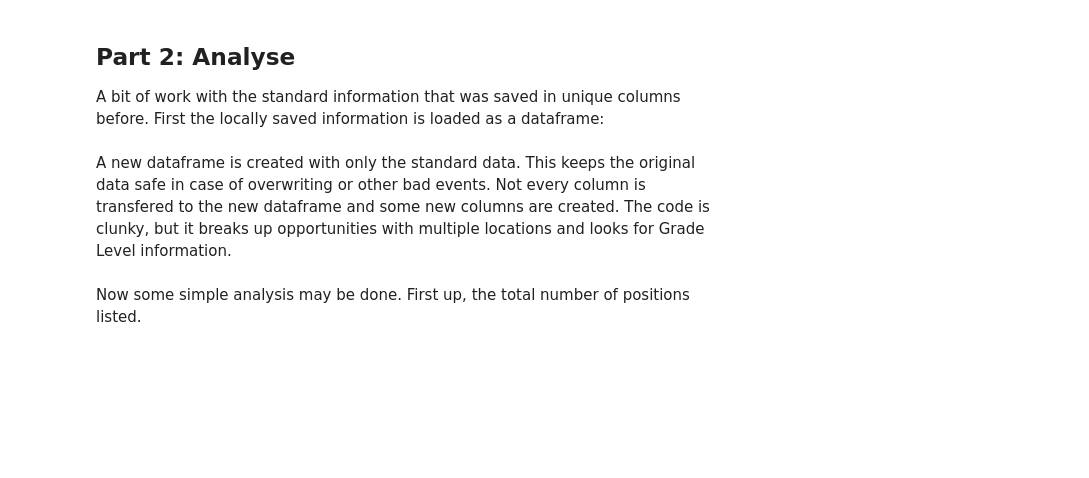
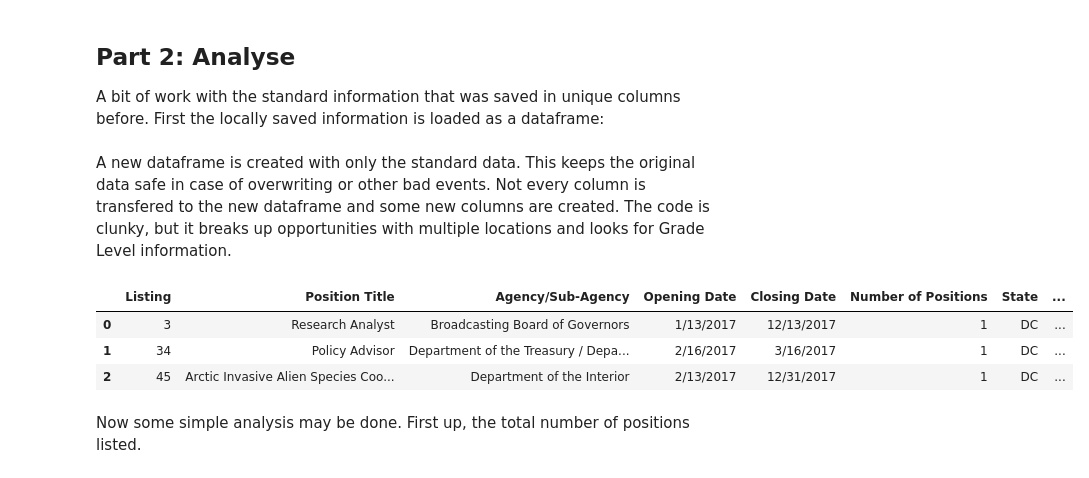
Before and after one commit to keklarup/PMF, a Jupyter notebook: PMF_TMS_Scrape_and_Study_Github.ipynb, the cells around one changed output. Drawn from its saved outputs; the diff is of its cells as text; code cells hidden in the pictures; blank space fills up the shorter version.

```diff
--- a/PMF_TMS_Scrape_and_Study_Github.ipynb
+++ b/PMF_TMS_Scrape_and_Study_Github.ipynb
@@ -178,6 +178,13 @@ for x in range(0,len(df)):
         #df2.loc[y,'State']=subtest2[w]
         df2.loc[y,'State']=subtest2[1][0:2]
         y=y+1
+# %%
+df2.head(3)
+# %% [output]
+|  | Listing | Position Title | Agency/Sub-Agency | Opening Date | Closing Date | Number of Positions | State | ... |
+| 0 | 3 | Research Analyst | Broadcasting Board of Governors | 1/13/2017 | 12/13/2017 | 1 | DC | ... |
+| 1 | 34 | Policy Advisor | Department of the Treasury / Depa... | 2/16/2017 | 3/16/2017 | 1 | DC | ... |
+| 2 | 45 | Arctic Invasive Alien Species Coo... | Department of the Interior | 2/13/2017 | 12/31/2017 | 1 | DC | ... |
 # %% [markdown]
 Now some simple analysis may be done. First up, the total number of positions listed.
 # %%
```
